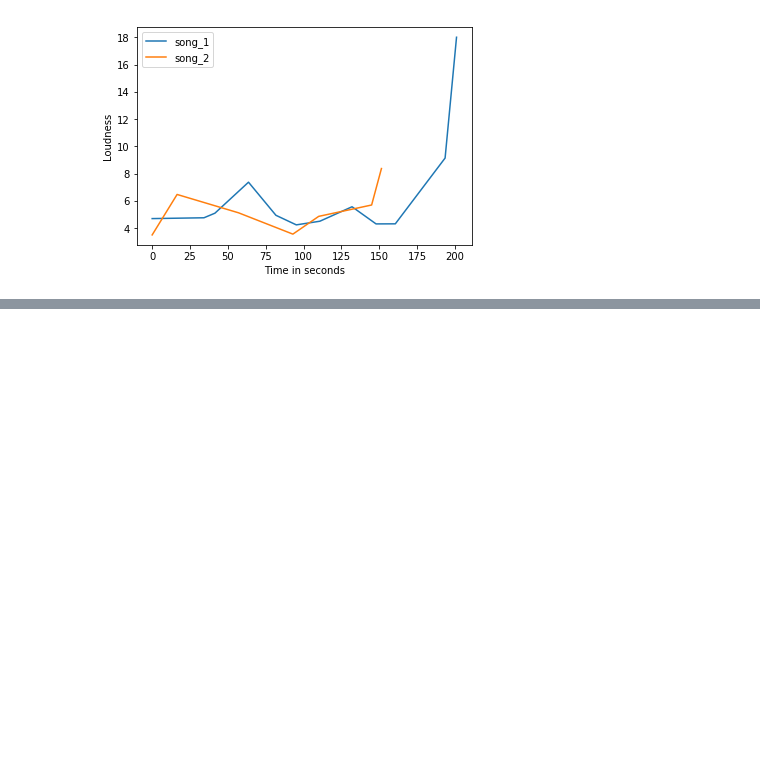
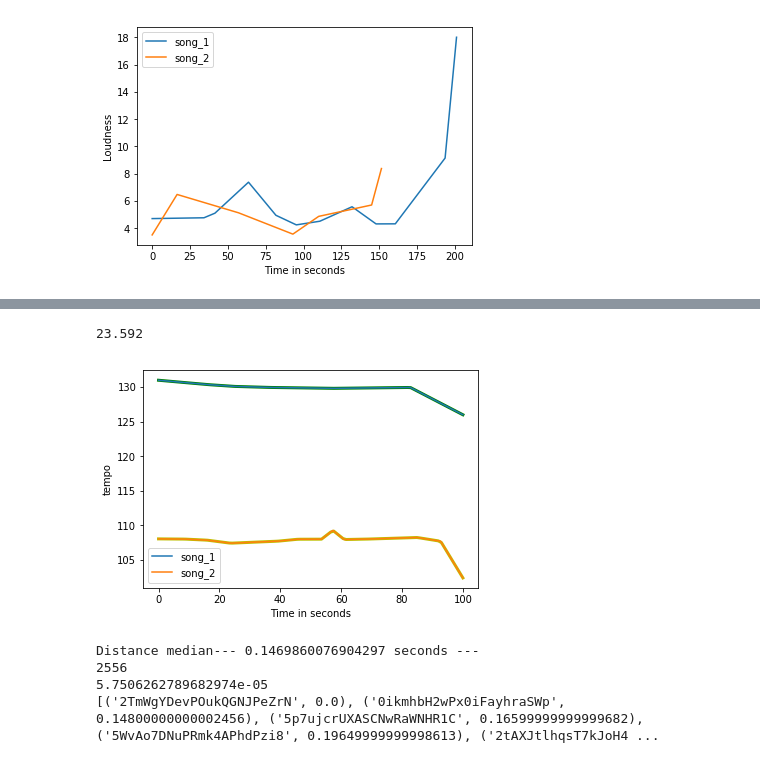
Before and after one commit to CornellDataScience/INSPIRE, a Jupyter notebook: exploratory_analysis/exploratory_data_analysis.ipynb, the cells around one changed output, grey strips where cells are left out. Drawn from its saved outputs; the diff is of its cells as text; code cells hidden in the pictures; blank space fills up the shorter version.

Commit message:
Explore different similarity measures (DO NOT MERGE)

```diff
--- a/exploratory_analysis/exploratory_data_analysis.ipynb
+++ b/exploratory_analysis/exploratory_data_analysis.ipynb
@@ -103,0 +373,5 @@ compare_tempo_of_two_songs(song_ids_list[0], song_ids_list[1], features_and_anal
+# %%
+compare_song_tempos(song_ids_list[171], '2meEiZKWkiN28gITzFwQo5', features_and_analysis)
+# %% [output]
+23.592
+[figure, added]
@@ -103,0 +403,7 @@ compare_tempo_of_two_songs(song_ids_list[0], song_ids_list[1], features_and_anal
+# %%
+find_most_similar_median_tempo_song(song_ids_list[73], features_and_analysis)
+# %% [output]
+Distance median--- 0.1469860076904297 seconds ---
+2556
+5.7506262789682974e-05
+[('2TmWgYDevPOukQGNJPeZrN', 0.0), ('0ikmhbH2wPx0iFayhraSWp', 0.14800000000002456), ('5p7ujcrUXASCNwRaWNHR1C', 0.16599999999999682), ('5WvAo7DNuPRmk4APhdPzi8', 0.19649999999998613), ('2tAXJtlhqsT7kJoH4 ...
```
Also changed, not shown: parts of 9 cells of this notebook.
